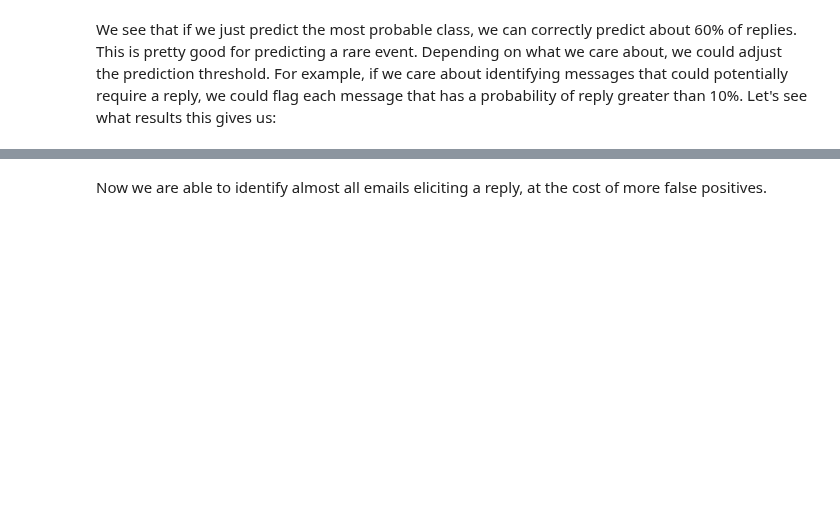
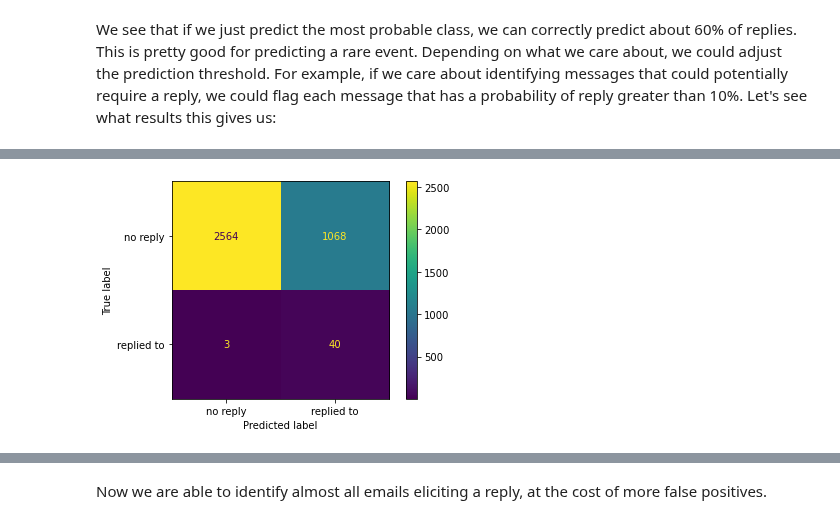
Before and after one commit to tloeber/email-classification, a Jupyter notebook: 2-blazing-text-model-training.ipynb, the cells around one changed output, grey strips where cells are left out. Cells and saved outputs as stored; diff of their text form; code cells hidden in the pictures; blank space fills up the shorter version.

```diff
--- a/2-blazing-text-model-training.ipynb
+++ b/2-blazing-text-model-training.ipynb
@@ -219,3 +171,9 @@ sns.barplot(
 ## Evaluate model
 ### Make predictions
 Let's get the test data and get the associated predictions from the Sagemaker endpoint we deployed in the previous step.
+# %%
+from sagemaker.serializers import JSONSerializer
+
+deployed_model = tuner.deploy(
+        initial_instance_count=1, instance_type="ml.m5.xlarge", serializer=JSONSerializer()
+)
@@ -223,8 +188,8 @@ Let's get the test data and get the associated predictions from the Sagemaker en
 import json
 
 # Save as np array for easy splitting later
-replied_tos = df_test.loc[df.target == '__label__reply', 'feature'].values
-no_reply = df_test.loc[df.target == '__label__no_reply', 'feature'].values
+replied_tos = df_test.loc[df_test.target == '__label__reply', 'feature'].values
+no_reply = df_test.loc[df_test.target == '__label__no_reply', 'feature'].values
 # %%
 def _prediction_to_df_row(pred: dict) -> dict:
     labels = pred['label']
@@ -287,7 +295,9 @@ print(
 # %%
-cm = confusion_matrix(y_true=y_true, y_pred=y_score>0.1)
+cm = confusion_matrix(y_true=y_true, y_pred=y_score>0.2)
 disp = ConfusionMatrixDisplay(confusion_matrix=cm, display_labels=['no reply', 'replied to'])
 disp = disp.plot()
 plt.show()
+# %% [output]
+[figure, added]
 # %%
 print(
```
Also changed, not shown: parts of 24 cells of this notebook, 1 other file.
